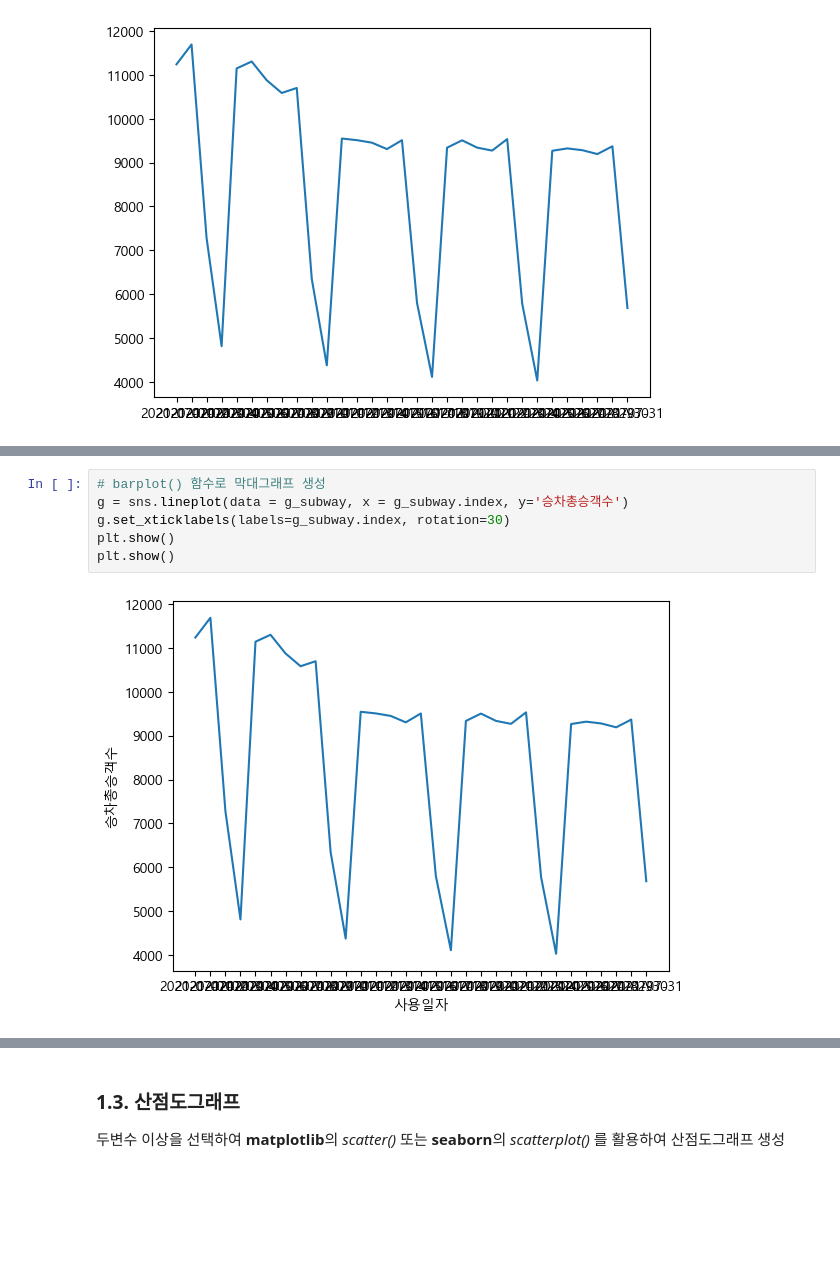
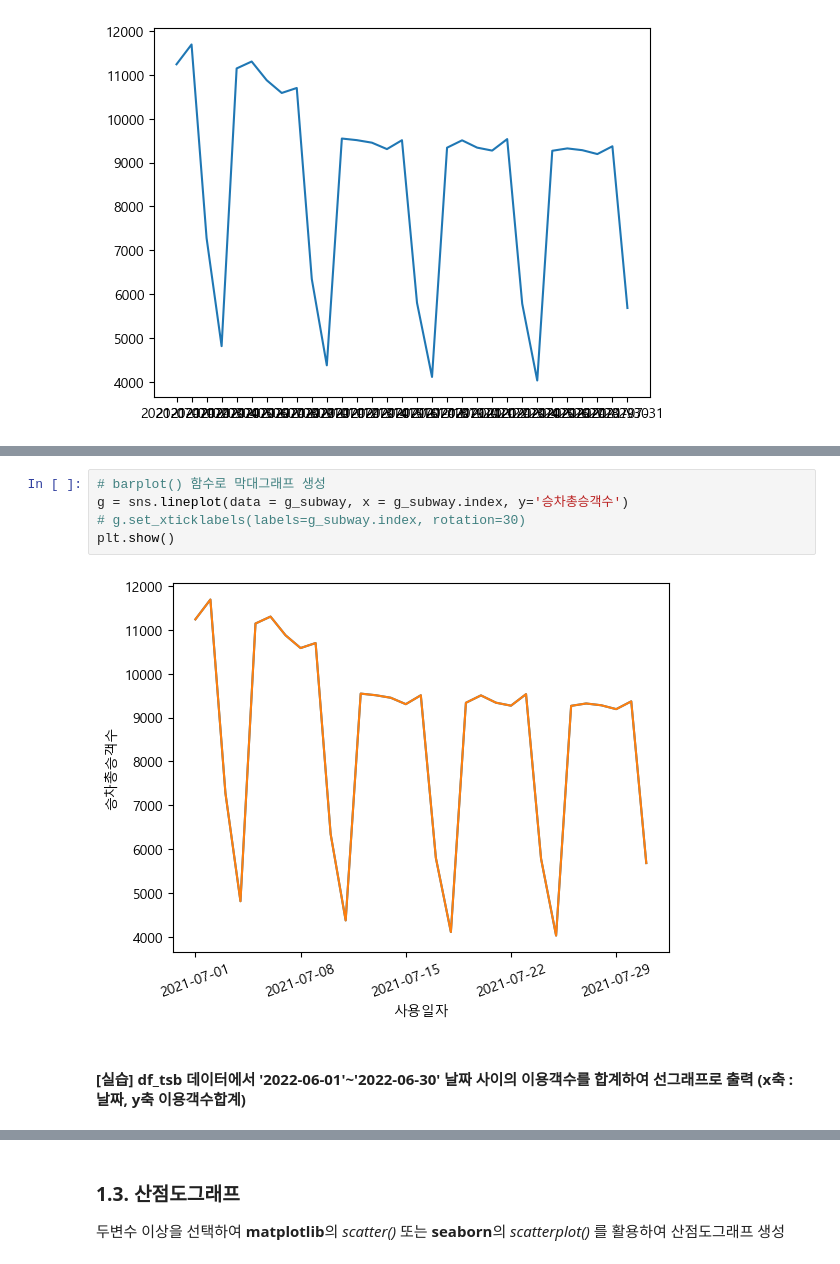
Before and after one commit to dnjsclf145/CDsamsung, a Jupyter notebook: 실습자료/06_데이터 시각화.ipynb, the cells around one changed output, grey strips where cells are left out. Drawn from its saved outputs; the diff is of its cells as text; blank space fills up the shorter version.

```diff
--- a/실습자료/06_데이터 시각화.ipynb
+++ b/실습자료/06_데이터 시각화.ipynb
@@ -135,8 +148,9 @@ plt.show()
 # %%
 # barplot() 함수로 막대그래프 생성
 g = sns.lineplot(data = g_subway, x = g_subway.index, y='승차총승객수')
-g.set_xticklabels(labels=g_subway.index, rotation=30)
+# g.set_xticklabels(labels=g_subway.index, rotation=30)
 plt.show()
-plt.show()
 # %% [output]
-[figure, old version]
+[figure, new version]
+# %% [markdown]
+#### [실습]  df_tsb 데이터에서 '2022-06-01'~'2022-06-30' 날짜 사이의 이용객수를 합계하여 선그래프로 출력 (x축 : 날짜, y축 이용객수합계)
```
Also changed, not shown: parts of 21 cells of this notebook.
